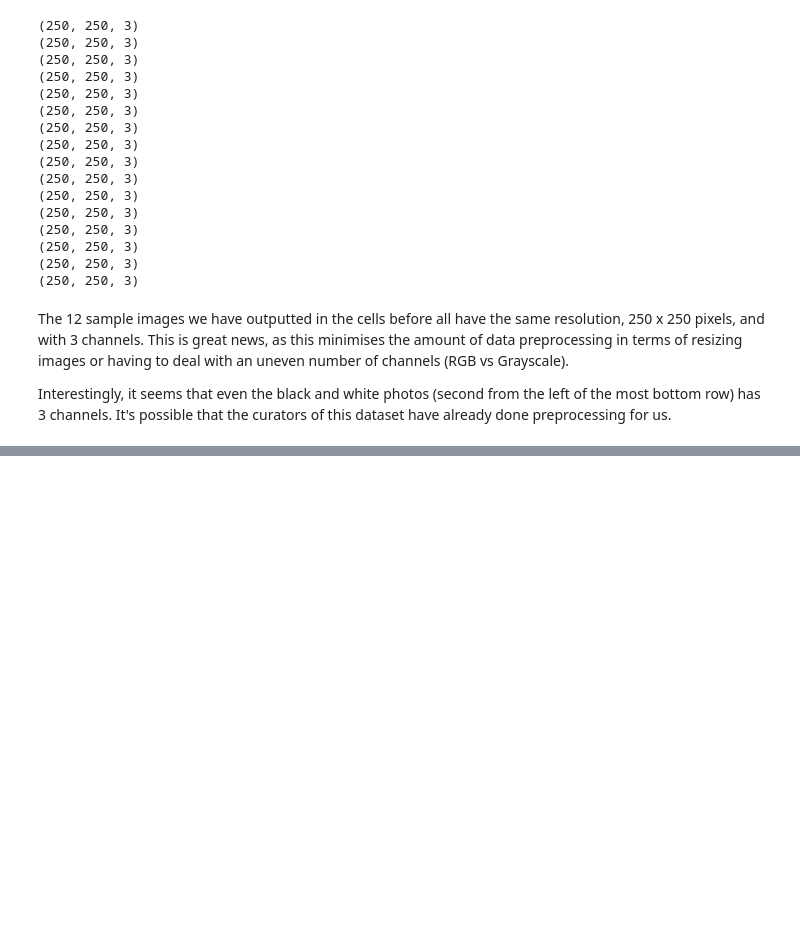
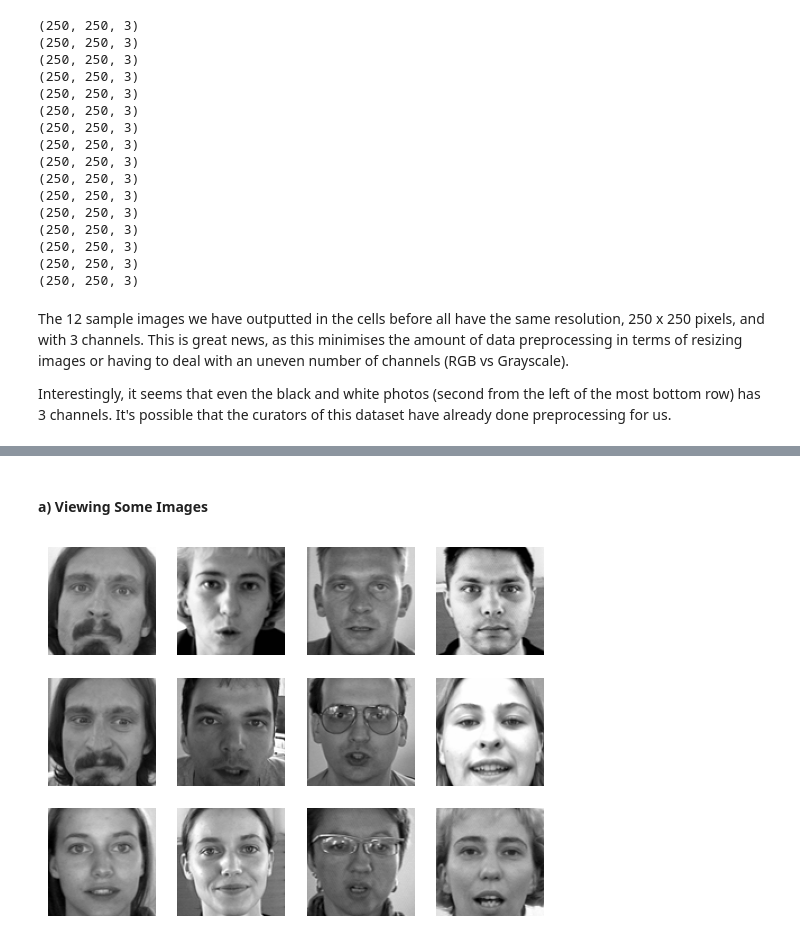
Before and after one commit to dannylyl/siamese-nn-facial-recognition, a Jupyter notebook: notebooks/1_datasets_exploration.ipynb, the cells around one changed output, grey strips where cells are left out. Cells and saved outputs as stored; diff of their text form; code cells hidden in the pictures; blank space fills up the shorter version.

Commit message:
feat: explored kaggle face images with marked landmark points

```diff
--- a/notebooks/1_datasets_exploration.ipynb
+++ b/notebooks/1_datasets_exploration.ipynb
@@ -80,0 +84,5 @@ Interestingly, it seems that even the black and white photos (second from the le
+# %%
+data = np.load('/home/danny/siamese-nn-facial-recognition/data/face_images.npz')
+data = data.get(data.files[0])
+data = np.moveaxis(data, -1, 0)
+data = data.reshape(data.shape[0], data.shape[1], data.shape[1], 1)
@@ -80,0 +95,12 @@ Interestingly, it seems that even the black and white photos (second from the le
+# %% [markdown]
+#### a) Viewing Some Images
+# %%
+dataset2_imgs = []
+for i in range(12):
+    plt.subplot(3, 4, i + 1)
+    img = data[i, :, :, 0]
+    plt.imshow(img, cmap='gray')
+    dataset2_imgs.append(img)
+    plt.axis('off')
+# %% [output]
+[figure, added]
```
Also changed, not shown: parts of 9 cells of this notebook.
